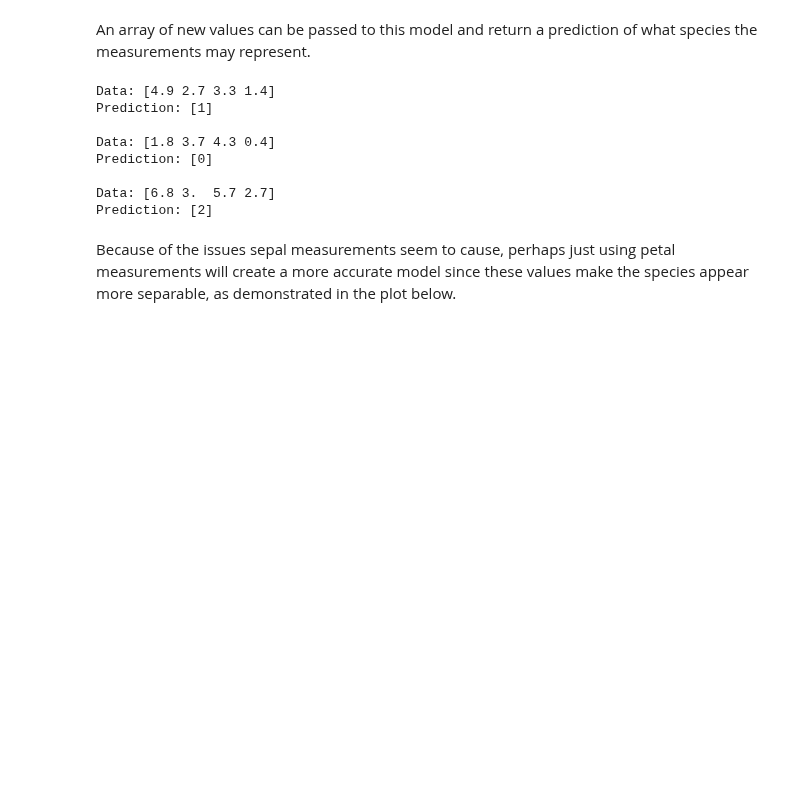
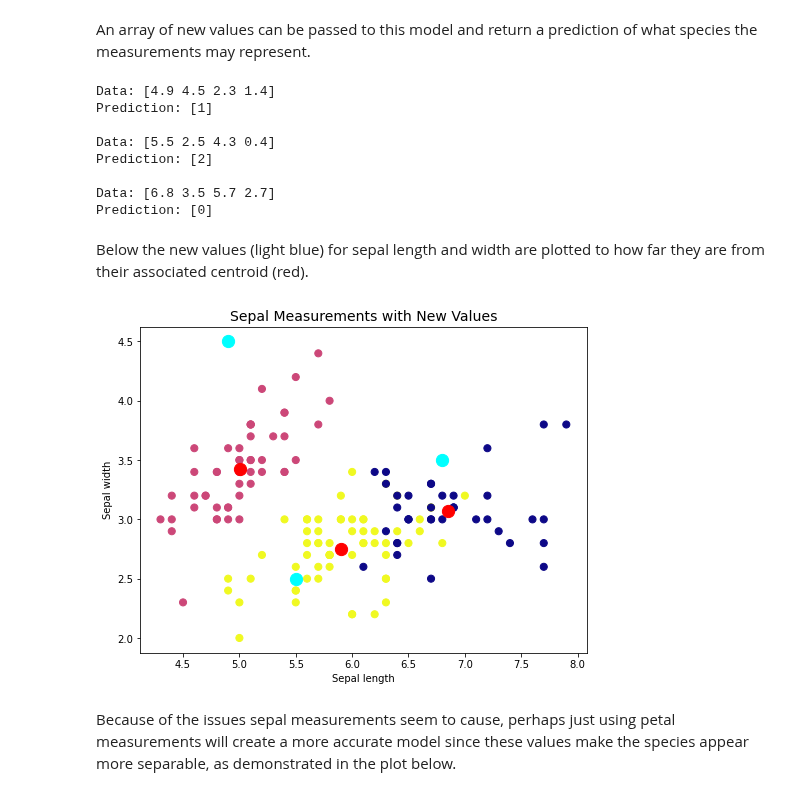
Before and after one commit to jennifer-ryan/machine-learning-tasks, a Jupyter notebook: Tasks.ipynb, the cells around one changed output. Cells and saved outputs as stored; diff of their text form; code cells hidden in the pictures; blank space fills up the shorter version.

Commit message:
Plotted new values in KMC

```diff
--- a/Tasks.ipynb
+++ b/Tasks.ipynb
@@ -812,23 +812,51 @@ Centroids:
 An array of new values can be passed to this model and return a prediction of what species the measurements may represent.
 # %%
 # New data
-new_vals = np.array([[4.9 , 2.7 , 3.3, 1.4],
-              [1.8, 3.7, 4.3, 0.4],
-              [6.8, 3.0, 5.7, 2.7]])
+new_vals = np.array([[4.9 , 4.5 , 2.3, 1.4],
+              [5.5, 2.5, 4.3, 0.4],
+              [6.8, 3.5, 5.7, 2.7]])
 
 # Passing new data to the model and returning the results
 for val in new_vals:
     print(f"Data: {val}")
     print(f"Prediction: {kmeans.predict([val])}\n")
 # %% [output]
-Data: [4.9 2.7 3.3 1.4]
+Data: [4.9 4.5 2.3 1.4]
 Prediction: [1]
 
-Data: [1.8 3.7 4.3 0.4]
+Data: [5.5 2.5 4.3 0.4]
+Prediction: [2]
+
+Data: [6.8 3.5 5.7 2.7]
 Prediction: [0]
-
-Data: [6.8 3.  5.7 2.7]
-Prediction: [2]
+# %% [markdown]
+Below the new values (light blue) for sepal length and width are plotted to how far they are from their associated centroid (red).
+# %%
+# Plotting new setosa values
+
+# Set figure size
+plt.figure(figsize=(8, 6))
+
+# Select plot type and set x and y values
+plt.scatter(iris.data[:, 0], iris.data[:, 1], marker='.', c=kmeans.labels_, cmap='plasma', s=200)
+
+# Labels
+plt.xlabel('Sepal length')
+plt.ylabel('Sepal width')
+
+# Title
+plt.title('Sepal Measurements with New Values', fontsize=14)
+
+# Add cluster centroids
+plt.scatter(kmeans.cluster_centers_[:, 0], kmeans.cluster_centers_[:, 1], s = 150, c = 'red')
+
+# Plot new values
+plt.scatter(new_vals[:, 0], new_vals[:, 1], s = 150, c = 'cyan')
+
+#Display plot
+plt.show()
+# %% [output]
+[figure, added]
 # %% [markdown]
 Because of the issues sepal measurements seem to cause, perhaps just using petal measurements will create a more accurate model since these values make the species appear more separable, as demonstrated in the plot below.
 # %%
```
Also changed, not shown: parts of 8 cells of this notebook.
